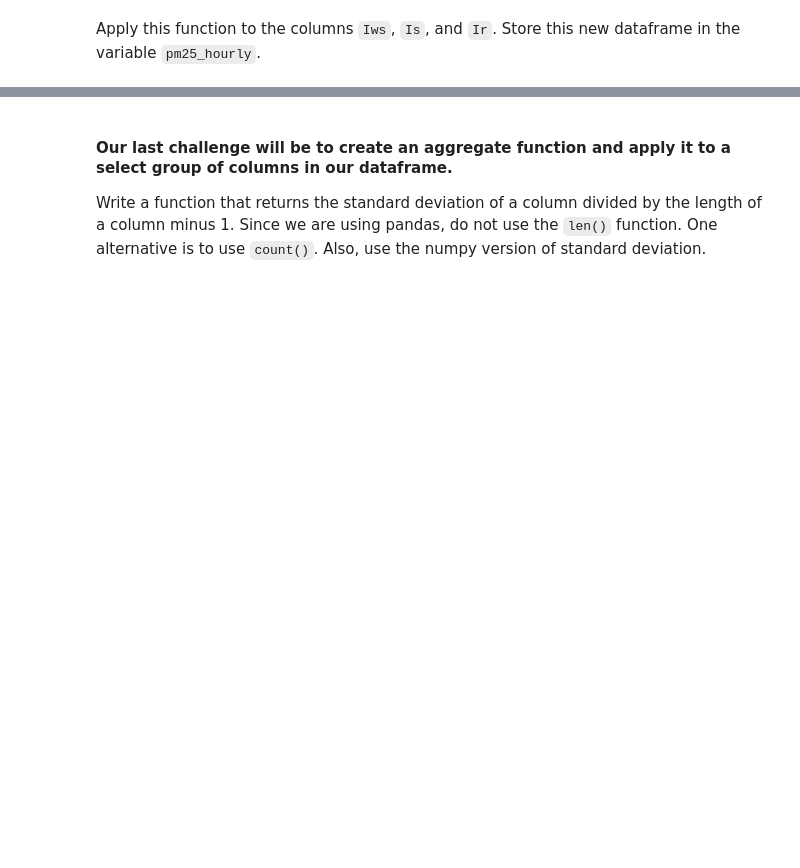
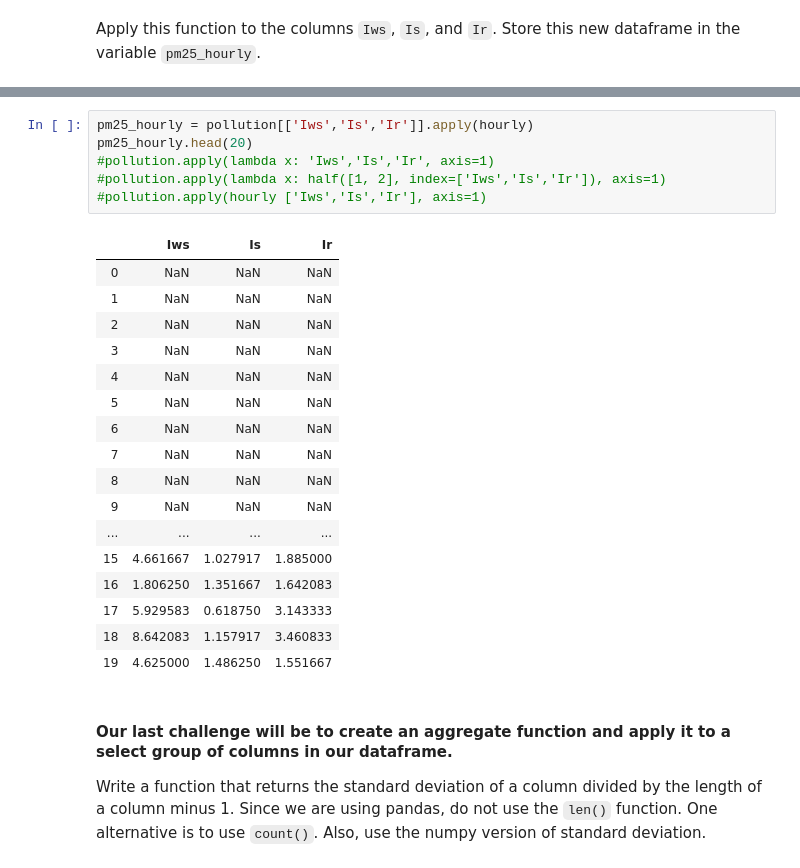
Before and after one commit to ironhack-datalabs/dataV2-labs, a Jupyter notebook: module-1/Map-Reduce-Filter/your-code/main.ipynb, the cells around one changed output, grey strips where cells are left out. Drawn from its saved outputs; the diff is of its cells as text; blank space fills up the shorter version.

```diff
--- a/module-1/Map-Reduce-Filter/your-code/main.ipynb
+++ b/module-1/Map-Reduce-Filter/your-code/main.ipynb
@@ -159,3 +218,27 @@ Apply this function to the columns `Iws`, `Is`, and `Ir`. Store this new datafra
+# %%
+pm25_hourly = pollution[['Iws','Is','Ir']].apply(hourly)
+pm25_hourly.head(20)
+#pollution.apply(lambda x: 'Iws','Is','Ir', axis=1)
+#pollution.apply(lambda x: half([1, 2], index=['Iws','Is','Ir']), axis=1)
+#pollution.apply(hourly ['Iws','Is','Ir'], axis=1)
+# %% [output]
+|  | Iws | Is | Ir |
+| 0 | NaN | NaN | NaN |
+| 1 | NaN | NaN | NaN |
+| 2 | NaN | NaN | NaN |
+| 3 | NaN | NaN | NaN |
+| 4 | NaN | NaN | NaN |
+| 5 | NaN | NaN | NaN |
+| 6 | NaN | NaN | NaN |
+| 7 | NaN | NaN | NaN |
+| 8 | NaN | NaN | NaN |
+| 9 | NaN | NaN | NaN |
+| ... | ... | ... | ... |
+| 15 | 4.661667 | 1.027917 | 1.885000 |
+| 16 | 1.806250 | 1.351667 | 1.642083 |
+| 17 | 5.929583 | 0.618750 | 3.143333 |
+| 18 | 8.642083 | 1.157917 | 3.460833 |
+| 19 | 4.625000 | 1.486250 | 1.551667 |
 # %% [markdown]
 #### Our last challenge will be to create an aggregate function and apply it to a select group of columns in our dataframe.
 
```
Also changed, not shown: parts of 24 cells of this notebook.
